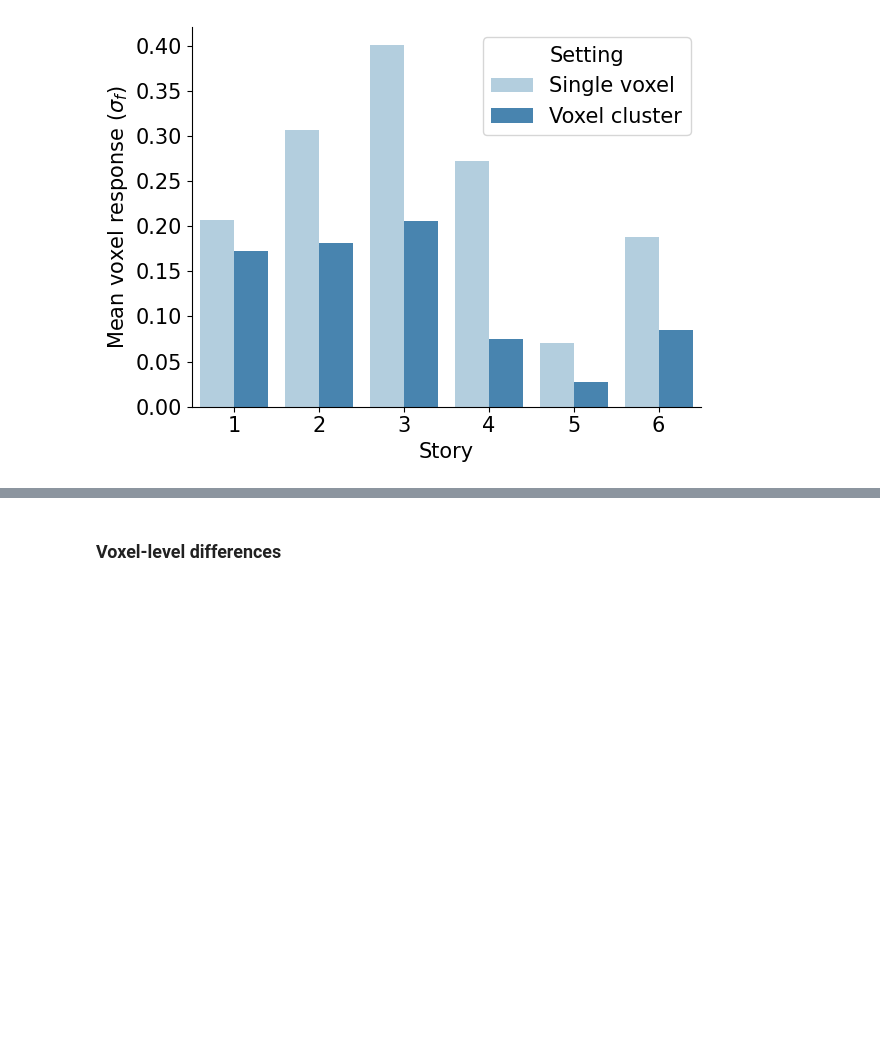
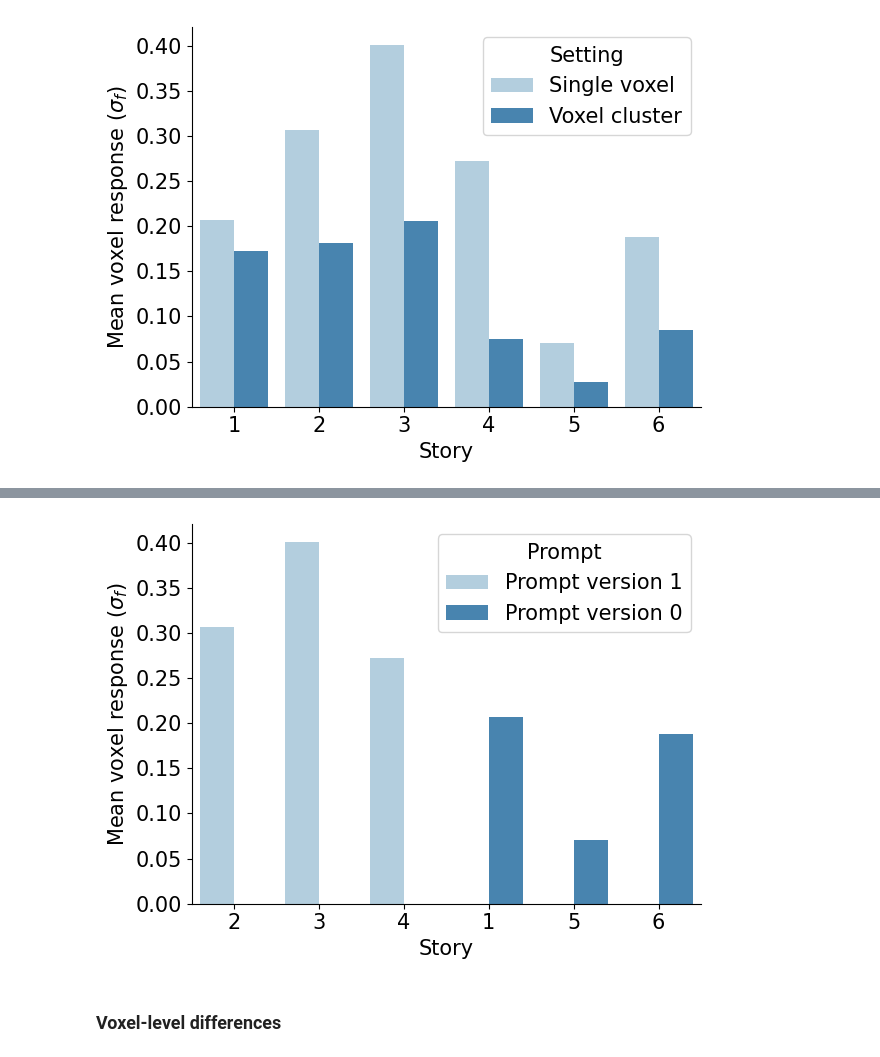
Before and after one commit to microsoft/automated-explanations, a Jupyter notebook: notebooks_stories/2_analyze_pilot/02_default.ipynb, the cells around one changed output, grey strips where cells are left out. Drawn from its saved outputs; the diff is of its cells as text; code cells hidden in the pictures; blank space fills up the shorter version.

Commit message:
add prompt-diff plot

```diff
--- a/notebooks_stories/2_analyze_pilot/02_default.ipynb
+++ b/notebooks_stories/2_analyze_pilot/02_default.ipynb
@@ -32,7 +32,7 @@ pilot_name = 'pilot_story_data.pkl'
 # pilot_name = 'pilot3_story_data.pkl'
 
 stories_data_dict = joblib.load(
-    join(sasc.config.RESULTS_DIR, pilot_name))
+    join(sasc.config.RESULTS_DIR, 'processed', pilot_name))
 if pilot_name == 'pilot_story_data.pkl':
     pilot_data_dir = '/home/chansingh/mntv1/deep-fMRI/story_data/20230504'
 elif pilot_name == 'pilot3_story_data.pkl':
@@ -219,3 +231,25 @@ plt.savefig(join(RESULTS_DIR, 'figs/misc',
+# %%
+assert pilot_name == 'pilot_story_data.pkl'
+df = get_story_df(mats[False], melt=True)
+good_prompt = ['GenStory2', 'GenStory3', 'GenStory4']
+df['Prompt'] = df.apply(lambda x: x['story'] in good_prompt, axis=1)
+df['Prompt'] = df['Prompt'].map(
+    {True: 'Prompt version 1', False: 'Prompt version 0'})
+df = df.sort_values(by='Prompt', ascending=False)
+df['story'] = df['story'].str.replace('GenStory', '')
+
+sns.barplot(data=df, x='story', y='mean',
+            hue=(df['Prompt']),
+            # width=1.5,
+            order=df['story'],
+            palette=sns.color_palette("Blues", 2),
+            )
+plt.xlabel("Story")
+plt.ylabel('Mean voxel response ($\sigma_f$)')
+plt.savefig(join(RESULTS_DIR, 'figs/misc',
+            'prompt_default_story_breakdown.pdf'))
+# %% [output]
+[figure, added]
 # %% [markdown]
 ### Voxel-level differences
 # %%
```
Also changed, not shown: parts of 4 cells of this notebook, 23 other files.
